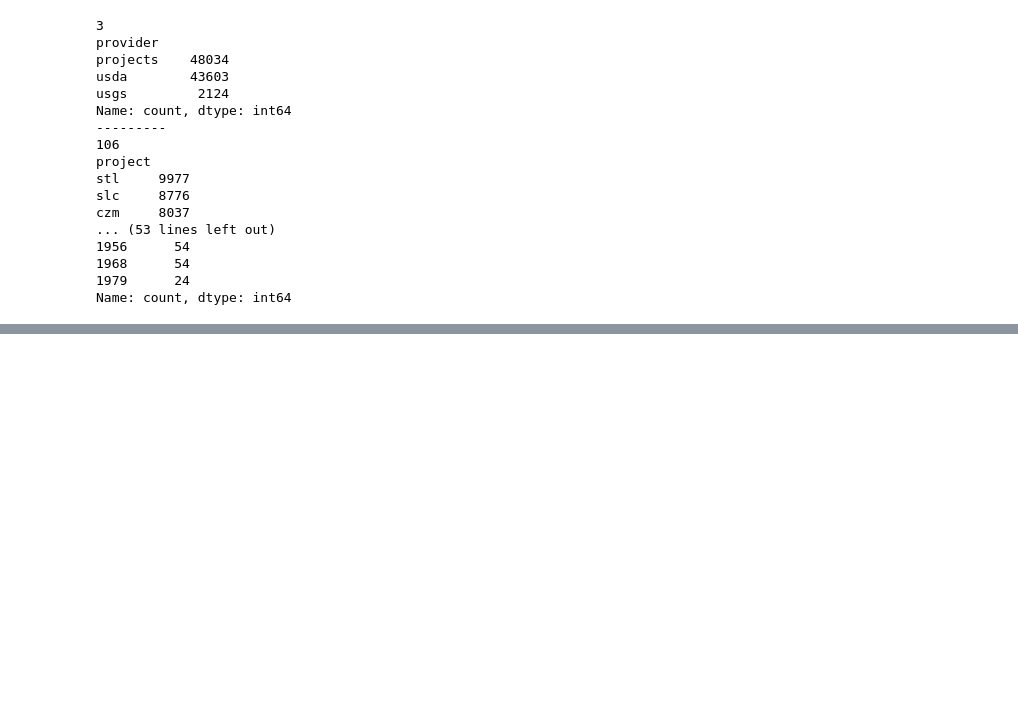
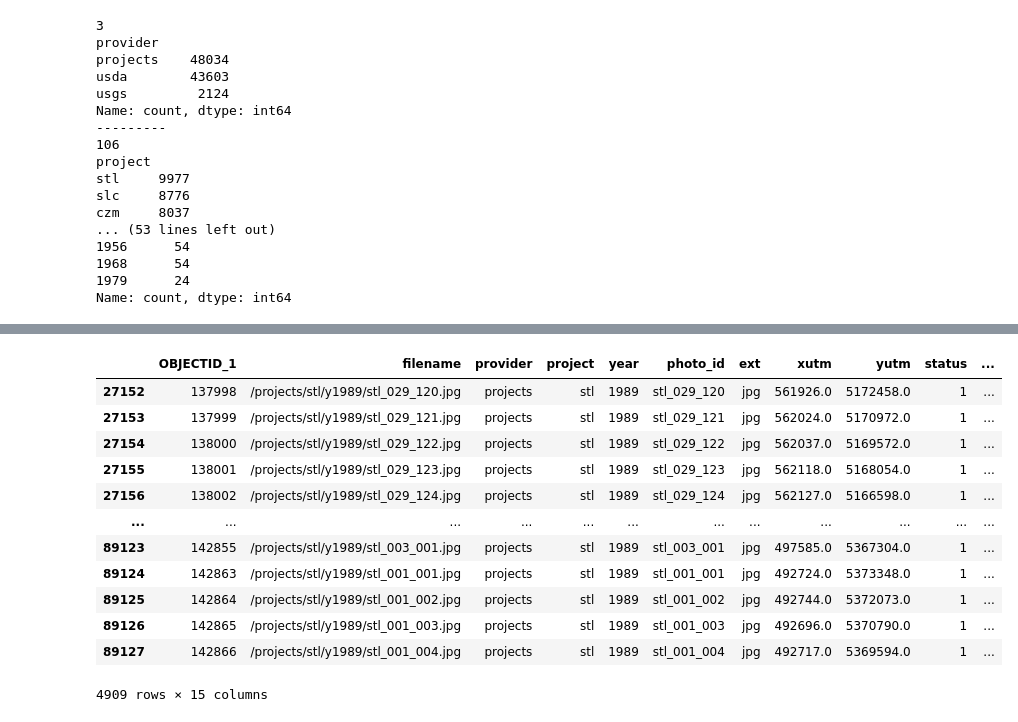
Before and after one commit to cleorose/batch_georef, a Jupyter notebook: data_prep.ipynb, the cells around one changed output, grey strips where cells are left out. Drawn from its saved outputs; the diff is of its cells as text; code cells hidden in the pictures; blank space fills up the shorter version.

```diff
--- a/data_prep.ipynb
+++ b/data_prep.ipynb
@@ -140,0 +208,18 @@ gdf_sorted
+# %%
+filtered = gdf.loc[(gdf['year']==1989) & (gdf['project']=='stl')]
+
+filtered
+# %% [output]
+|  | OBJECTID_1 | filename | provider | project | year | photo_id | ext | xutm | yutm | status | ... |
+| 27152 | 137998 | /projects/stl/y1989/stl_029_120.jpg | projects | stl | 1989 | stl_029_120 | jpg | 561926.0 | 5172458.0 | 1 | ... |
+| 27153 | 137999 | /projects/stl/y1989/stl_029_121.jpg | projects | stl | 1989 | stl_029_121 | jpg | 562024.0 | 5170972.0 | 1 | ... |
+| 27154 | 138000 | /projects/stl/y1989/stl_029_122.jpg | projects | stl | 1989 | stl_029_122 | jpg | 562037.0 | 5169572.0 | 1 | ... |
+| 27155 | 138001 | /projects/stl/y1989/stl_029_123.jpg | projects | stl | 1989 | stl_029_123 | jpg | 562118.0 | 5168054.0 | 1 | ... |
+| 27156 | 138002 | /projects/stl/y1989/stl_029_124.jpg | projects | stl | 1989 | stl_029_124 | jpg | 562127.0 | 5166598.0 | 1 | ... |
+| ... | ... | ... | ... | ... | ... | ... | ... | ... | ... | ... | ... |
+| 89123 | 142855 | /projects/stl/y1989/stl_003_001.jpg | projects | stl | 1989 | stl_003_001 | jpg | 497585.0 | 5367304.0 | 1 | ... |
+| 89124 | 142863 | /projects/stl/y1989/stl_001_001.jpg | projects | stl | 1989 | stl_001_001 | jpg | 492724.0 | 5373348.0 | 1 | ... |
+| 89125 | 142864 | /projects/stl/y1989/stl_001_002.jpg | projects | stl | 1989 | stl_001_002 | jpg | 492744.0 | 5372073.0 | 1 | ... |
+| 89126 | 142865 | /projects/stl/y1989/stl_001_003.jpg | projects | stl | 1989 | stl_001_003 | jpg | 492696.0 | 5370790.0 | 1 | ... |
+| 89127 | 142866 | /projects/stl/y1989/stl_001_004.jpg | projects | stl | 1989 | stl_001_004 | jpg | 492717.0 | 5369594.0 | 1 | ... |
+4909 rows × 15 columns
```
Also changed, not shown: parts of 13 cells of this notebook.
